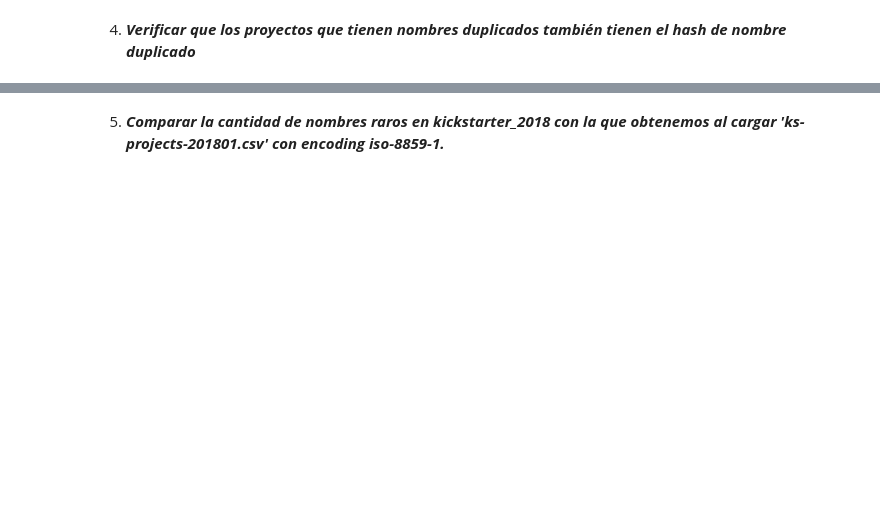
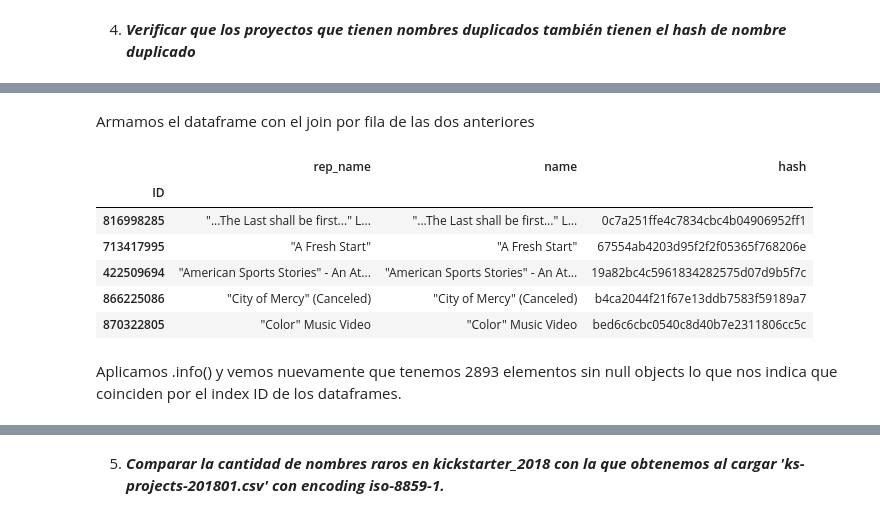
Before and after one commit to mnuclle/DiploDatos, a Jupyter notebook: 02 - AnalisisYCuración/Entregables/TP1.ipynb, the cells around one changed output, grey strips where cells are left out. Saved outputs shown, nothing was run; the diff lists cells and outputs as text; code cells hidden in the pictures; blank space fills up the shorter version.

```diff
--- a/02 - AnalisisYCuración/Entregables/TP1.ipynb
+++ b/02 - AnalisisYCuración/Entregables/TP1.ipynb
@@ -202,0 +208,5 @@ datasetProjects[datasetProjects.duplicated('hash')].sort_values('name', ascendin
+# %%
+df_rep_name_vs_hash = datasetProjects[datasetProjects.duplicated('name')].sort_values('name', ascending=True)
+df_rep_name_vs_hash = df_rep_name_vs_hash[['name']].dropna()
+df_rep_name_vs_hash.columns = ['rep_name']
+df_rep_name_vs_hash.head()
@@ -202,0 +234,4 @@ datasetProjects[datasetProjects.duplicated('hash')].sort_values('name', ascendin
+# %%
+df_rep_hash = datasetProjects[datasetProjects.duplicated('hash')].sort_values('name', ascending=True)
+df_rep_hash = df_rep_hash[['name','hash']].dropna()
+df_rep_hash.head()
@@ -202,0 +258,15 @@ datasetProjects[datasetProjects.duplicated('hash')].sort_values('name', ascendin
+# %% [markdown]
+Armamos el dataframe con el join por fila de las dos anteriores
+# %%
+df_rep_control = pandas.concat([df_rep_name_vs_hash,df_rep_hash],axis=1,join='inner')
+df_rep_control.head()
+# %% [output]
+|  | rep_name | name | hash |
+| ID |  |  |  |
+| 816998285 | "...The Last shall be first..." L... | "...The Last shall be first..." L... | 0c7a251ffe4c7834cbc4b04906952ff1 |
+| 713417995 | "A Fresh Start" | "A Fresh Start" | 67554ab4203d95f2f2f05365f768206e |
+| 422509694 | "American Sports Stories" - An At... | "American Sports Stories" - An At... | 19a82bc4c5961834282575d07d9b5f7c |
+| 866225086 | "City of Mercy" (Canceled) | "City of Mercy" (Canceled) | b4ca2044f21f67e13ddb7583f59189a7 |
+| 870322805 | "Color" Music Video | "Color" Music Video | bed6c6cbc0540c8d40b7e2311806cc5c |
+# %% [markdown]
+Aplicamos .info() y vemos nuevamente que tenemos 2893 elementos sin null objects lo que nos indica que coinciden por el index ID de los dataframes.
```
Also changed, not shown: parts of 20 cells of this notebook.
